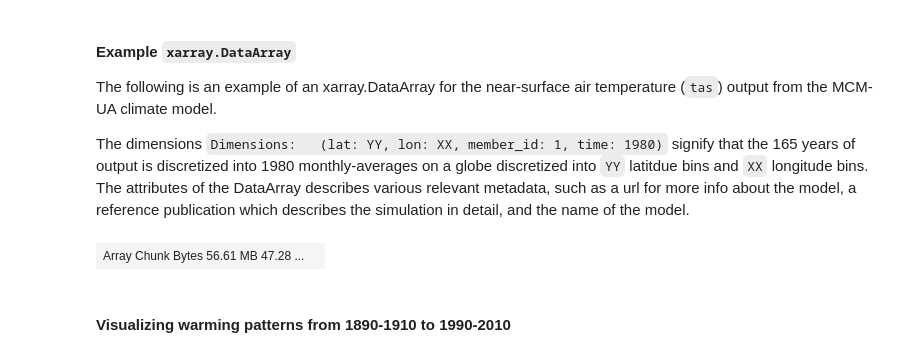
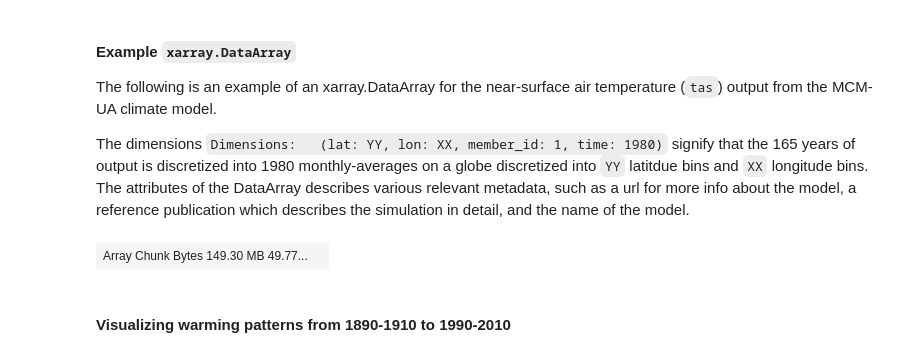
Before and after one commit to hdrake/cmip6-temperature-demo, a Jupyter notebook: notebooks/02_CMIP5_global_warming_RCP85.ipynb, the cells around one changed output. Drawn from its saved outputs; the diff is of its cells as text; code cells hidden in the pictures.

Commit message:
Updated to include historical

```diff
--- a/notebooks/02_CMIP5_global_warming_RCP85.ipynb
+++ b/notebooks/02_CMIP5_global_warming_RCP85.ipynb
@@ -111,7 +111,7 @@ cat = col.search(experiment_id='rcp85',  # pick the `historical` forcing experim
                  variable_id='tas',           # choose to look at near-surface air temperature (tas) as our variable
                  member_id = 'r1i1p1f1')      # arbitrarily pick one realization for each model (i.e. just one set of initial conditions)
 # %%
-time_slice = slice('2010','2100') # specific years that bracket our period of interest
+time_slice = slice('1850','2100') # specific years that bracket our period of interest
 # %%
 # convert data catalog into a dictionary of xarray datasets
 dset_dict = cat.to_dataset_dict(zarr_kwargs={'consolidated': True, 'decode_times': False})
@@ -151,0 +154,19 @@ for name, ds in tqdm(dset_dict.items()):
+# %%
+rcp_dict = {}
+for name, ds in ds_dict.items():
+    if 'rcp' not in name: continue
+
+    add_hist_ds = None
+
+    # Loop through dictionary to find matching historical simulation
+    for hist_name, hist_ds in ds_dict.items():
+        model_name = name.split(".")[2] # extract model name from name of simulation
+
+        # find historical simulation that matches SSP simulation (same model)
+        if (model_name in hist_name) and ('historical' in hist_name):
+            add_hist_ds = hist_ds.sel(time=slice('1850', '2005'))
+
+    # if we found one, slice it together with the SSP and add it to the dictionary
+    if add_hist_ds is not None:
+        ds_rcp = xr.concat([add_hist_ds, ds],dim='time')
+        rcp_dict[name] = ds_rcp
@@ -156,9 +196,9 @@ The following is an example of an xarray.DataArray for the near-surface air temp
 
 The dimensions `Dimensions:   (lat: YY, lon: XX, member_id: 1, time: 1980)` signify that the 165 years of output is discretized into 1980 monthly-averages on a globe discretized into `YY` latitdue bins and `XX` longitude bins. The attributes of the DataArray describes various relevant metadata, such as a url for more info about the model, a reference publication which describes the simulation in detail, and the name of the model.
 # %%
-ds['tas'].data
+ds_rcp['tas'].data
 # %% [output]
-| Array Chunk Bytes 56.61 MB 47.28 ... |  |
+| Array Chunk Bytes 149.30 MB 49.77... |  |
 # %% [markdown]
 #### Visualizing warming patterns from 1890-1910 to 1990-2010
 # %%
```
Also changed, not shown: parts of 12 cells of this notebook, 5 other files.
